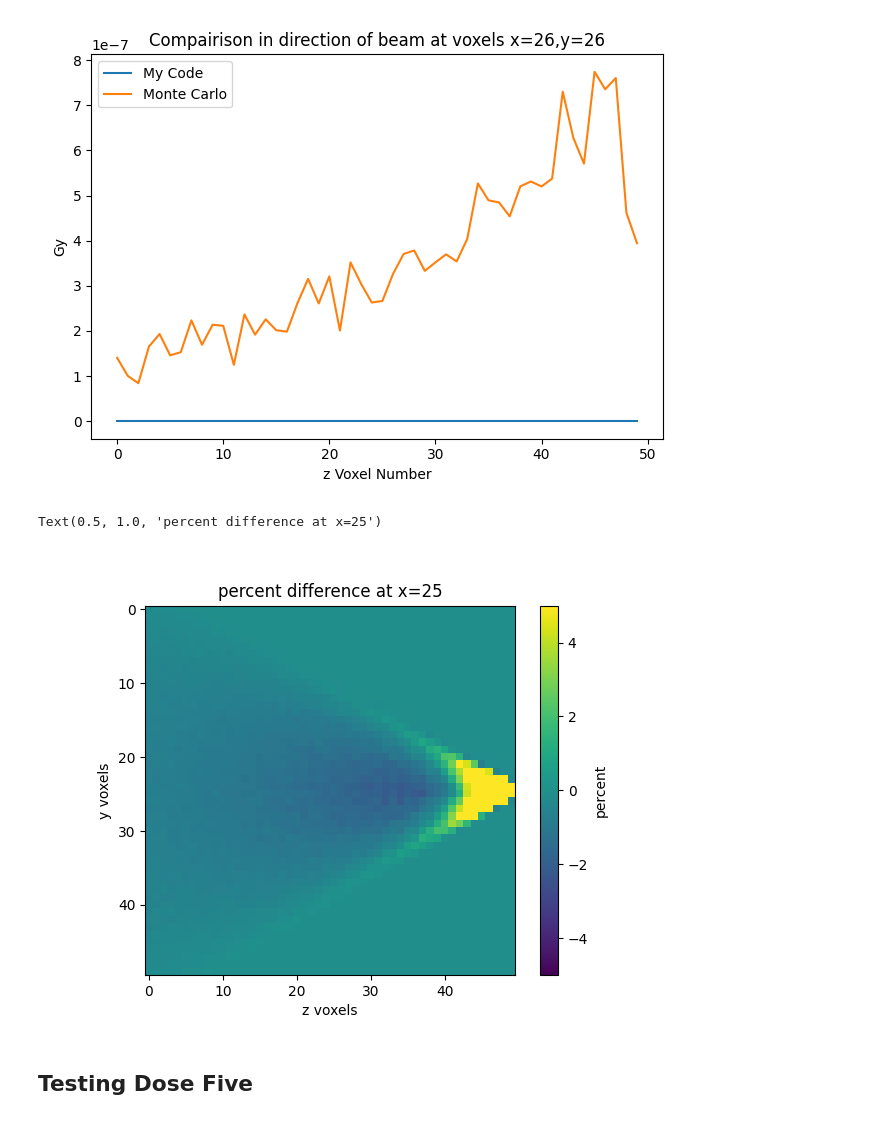
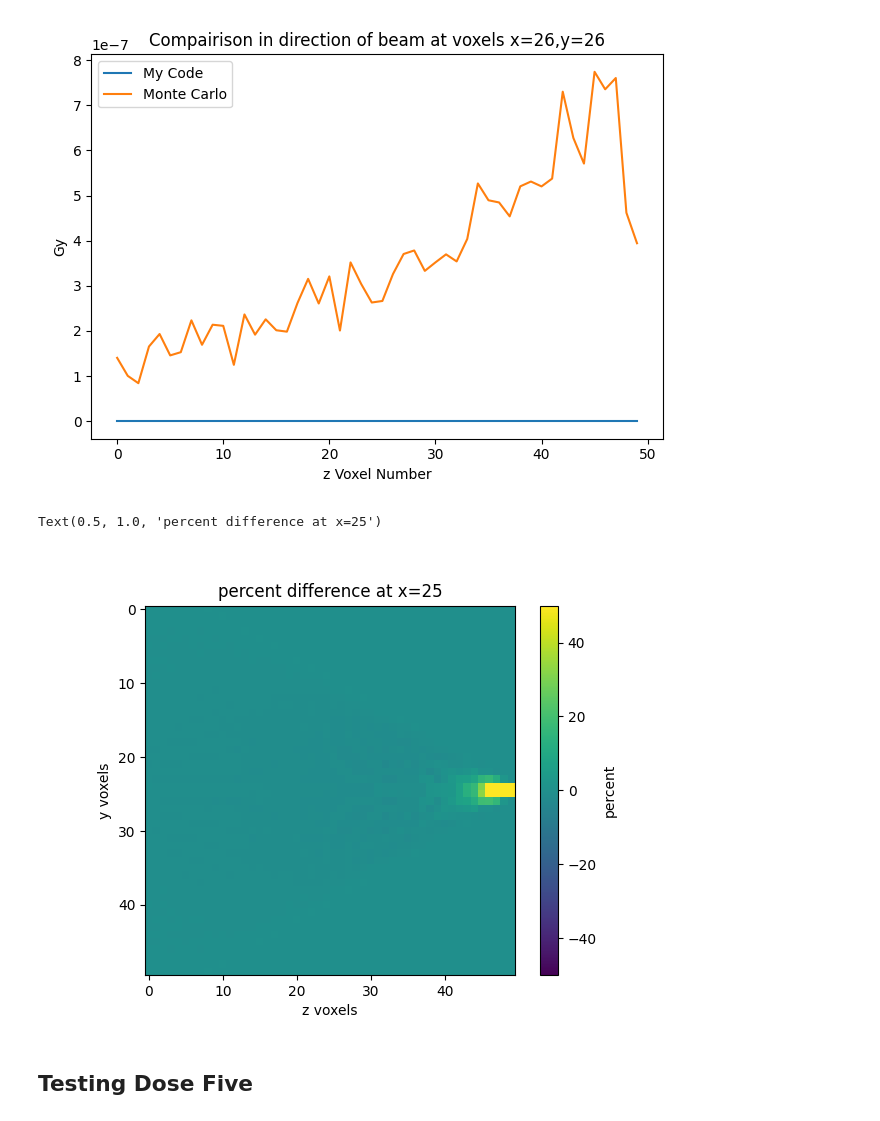
Before and after one commit to jbrewster7/NSERC-Summer-2022, a Jupyter notebook: Python/Monte_Carlo_Comparisons.ipynb, the cells around one changed output. Drawn from its saved outputs; the diff is of its cells as text; code cells hidden in the pictures.

```diff
--- a/Python/Monte_Carlo_Comparisons.ipynb
+++ b/Python/Monte_Carlo_Comparisons.ipynb
@@ -14,7 +14,7 @@ Populating the interactive namespace from numpy and matplotlib
 This is a 120 keV monoenergetic pencil beam in an ellipse shape moving from positive to negative z in water. The medium is a 5cm x 5cm x 5cm block with 50 voxels in each axis.
 # %%
 # my_dose_array_corrected = pickle.load(open('dose_19.pickle','rb'))
-my_dose_array = pickle.load(open('dose_40.pickle','rb'))
+my_dose_array = pickle.load(open('dose_41.pickle','rb'))
 mc_dose_array_full = BinnedResult('../Topas/TestingDose1.csv')
 mc_dose_array = mc_dose_array_full.data['Sum']
 # %%
@@ -285,7 +285,7 @@ tight_layout()
 - Same parameters as Testing Dose 1
 - Fan Beam with 30 degree angle in Y
 # %%
-my_dose_array = pickle.load(open('dose4_20.pickle','rb'))
+my_dose_array = pickle.load(open('dose4_22.pickle','rb'))
 mc_dose_array_full = BinnedResult('../Topas/TestingDose4.csv')
 mc_dose_array = mc_dose_array_full.data['Sum']
 # %%
@@ -359,20 +359,20 @@ tight_layout()
 [figure]
 # %%
 n=25
-mini=-5
-maxi=5
+mini=-50
+maxi=50
 
 close(7);figure(7)
 imshow((my_dose_array[n]*conversion-mc_dose_array[n])/np.mean(array(np.mean(mc_dose_array[n]),np.mean(my_dose_array[n]*conversion))),vmin=mini,vmax=maxi)
 # imshow((my_dose_array[n]*conversion-mc_dose_array[n])/np.max([mc_dose_array,my_dose_array*conversion])*100,vmin=mini,vmax=maxi)
 cbar=colorbar()
 cbar.set_label('percent')
 xlabel('z voxels')
 ylabel('y voxels')
 title('percent difference at x=' + str(n))
 # %% [output]
 Text(0.5, 1.0, 'percent difference at x=25')
-[figure, old version]
+[figure, new version]
 # %% [markdown]
 ## Testing Dose Five
 # %%
```
Also changed, not shown: parts of 20 cells of this notebook, 13 other files.
